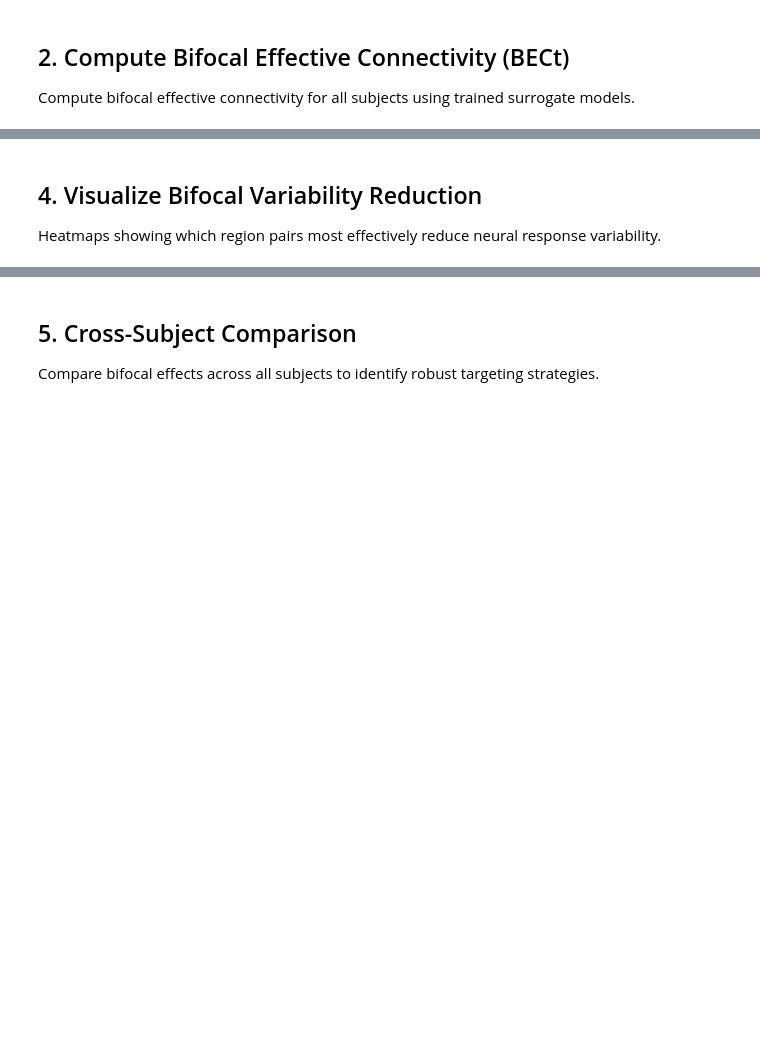
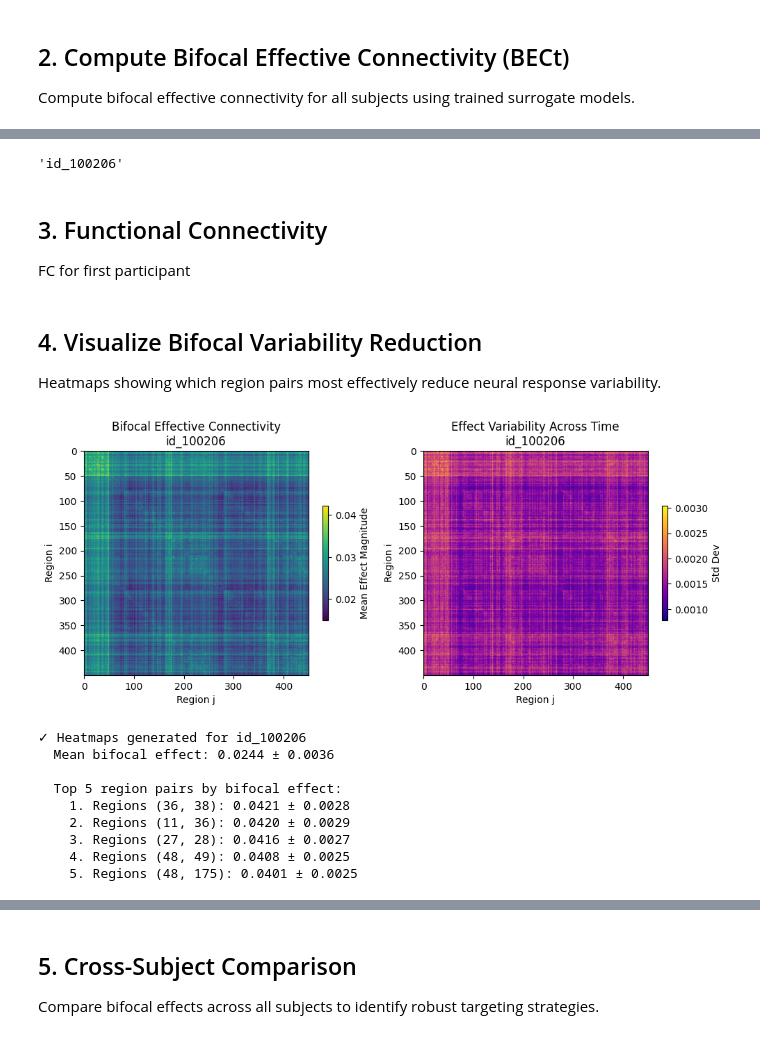
Before and after one commit to grabuffo/BrainStim_ANN_fMRI_HCP, a Jupyter notebook: notebooks/Reduce_effects_variability.ipynb, the cells around one changed output, grey strips where cells are left out. Cells and saved outputs as stored; diff of their text form; code cells hidden in the pictures; blank space fills up the shorter version.

```diff
--- a/notebooks/Reduce_effects_variability.ipynb
+++ b/notebooks/Reduce_effects_variability.ipynb
@@ -123,4 +135,8 @@ print("\n🎯 All subjects processed successfully.")
 # %%
+# --- 8️⃣ Main BEC(t) extraction loop ---
+pert_strength = 0.1
+BECts = {}
+
 # --- 9️⃣ Load previously saved BECt files ---
 print("Loading previously computed BECt files...")
 print(f"Looking in: {ects_dir}\n")
@@ -212,0 +173,9 @@ print("Analysis functions defined.")
+# %%
+sid=list(BECts.keys())[0]
+sid
+# %% [output]
+'id_100206'
+# %% [markdown]
+## 3. Functional Connectivity
+
+FC for first participant
@@ -217,36 +212,47 @@ Heatmaps showing which region pairs most effectively reduce neural response vari
 # %%
 if len(BECts) > 0:
     # Analyze first subject for visualization
     first_sid = list(BECts.keys())[0]
     BEC_t = BECts[first_sid]
-    analysis = analyze_bifocal_variability_reduction(BEC_t)
-    mean_bec = analysis['mean_bec']
+    #analysis = analyze_bifocal_variability_reduction(BEC_t)
+    mean_bec = np.mean(BEC_t, axis=0)
 
-    fig, axes = plt.subplots(1, 2, figsize=(14, 5))
+    fig, axes = plt.subplots(1, 2, figsize=(10, 5))
 
     # Heatmap 1: Mean bifocal effective connectivity
-    im1 = axes[0].imshow(mean_bec, cmap='YlOrRd', aspect='auto')
+    im1 = axes[0].imshow(mean_bec, cmap='viridis')
     axes[0].set_title(f'Bifocal Effective Connectivity\n{first_sid}')
     axes[0].set_xlabel('Region j')
     axes[0].set_ylabel('Region i')
-    plt.colorbar(im1, ax=axes[0], label='Mean Effect Magnitude')
+    plt.colorbar(im1, ax=axes[0], label='Mean Effect Magnitude',shrink=0.35)
 
     # Heatmap 2: Temporal variability (std across time)
     std_bec = np.std(BEC_t, axis=0)
-    im2 = axes[1].imshow(std_bec, cmap='viridis', aspect='auto')
+    im2 = axes[1].imshow(std_bec, cmap='plasma')
     axes[1].set_title(f'Effect Variability Across Time\n{first_sid}')
     axes[1].set_xlabel('Region j')
     axes[1].set_ylabel('Region i')
-    plt.colorbar(im2, ax=axes[1], label='Std Dev')
+    plt.colorbar(im2, ax=axes[1], label='Std Dev',shrink=0.35)
 
     plt.tight_layout()
-    plt.savefig(os.path.join(project_root, 'bifocal_heatmaps.png'), dpi=150, bbox_inches='tight')
+    #plt.savefig(os.path.join(project_root, 'bifocal_heatmaps.png'), dpi=150, bbox_inches='tight')
     plt.show()
 
     print(f"\n✓ Heatmaps generated for {first_sid}")
     print(f"  Mean bifocal effect: {analysis['global_mean_effect']:.4f} ± {analysis['global_std_effect']:.4f}")
     print(f"\n  Top 5 region pairs by bifocal effect:")
     for rank, pair in enumerate(analysis['top_pairs'][:5], 1):
         print(f"    {rank}. Regions {pair['regions']}: {pair['mean_effect']:.4f} ± {pair['std_effect']:.4f}")
 else:
     print("⚠️ No BECt data computed. Run cell above first.")
+# %% [output]
+[figure, added]
+✓ Heatmaps generated for id_100206
+  Mean bifocal effect: 0.0244 ± 0.0036
+
+  Top 5 region pairs by bifocal effect:
+    1. Regions (36, 38): 0.0421 ± 0.0028
+    2. Regions (11, 36): 0.0420 ± 0.0029
+    3. Regions (27, 28): 0.0416 ± 0.0027
+    4. Regions (48, 49): 0.0408 ± 0.0025
+    5. Regions (48, 175): 0.0401 ± 0.0025
```
Also changed, not shown: parts of 15 cells of this notebook.
